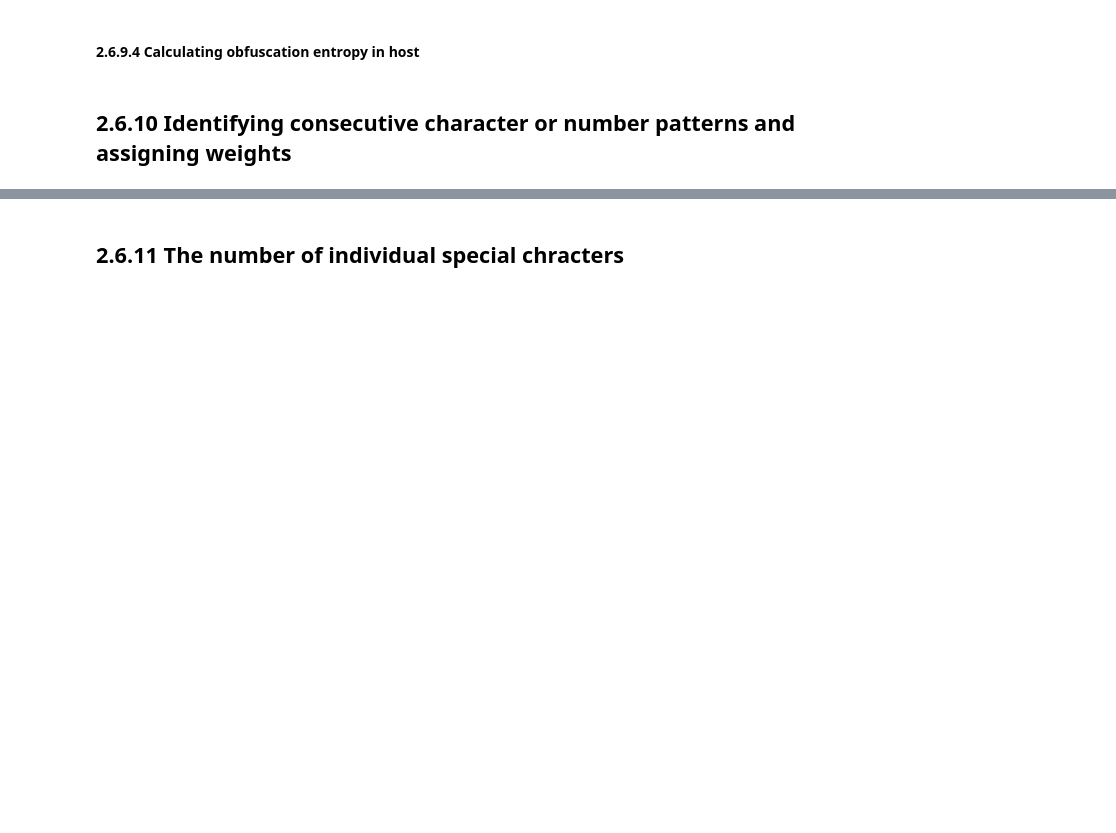
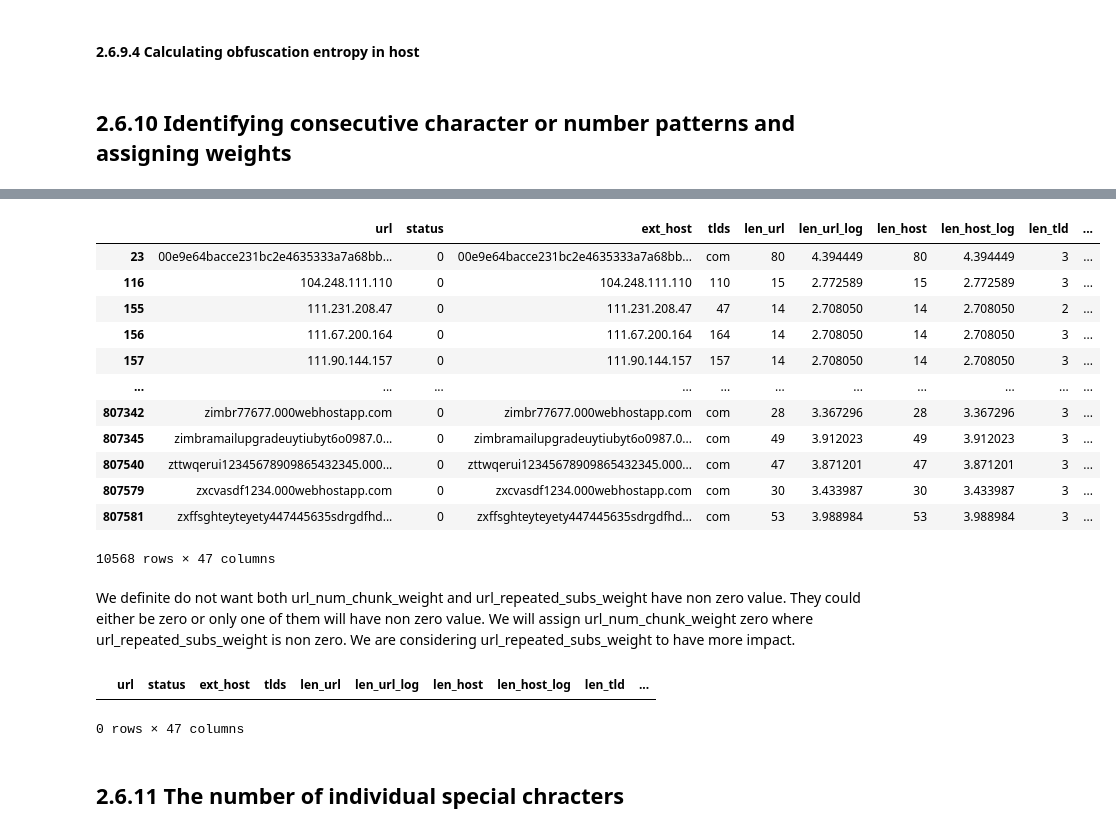
Before and after one commit to bonisadar/SpringboardCapstoneTwo, a Jupyter notebook: notebooks/02_Feature_engineering.ipynb, the cells around one changed output, grey strips where cells are left out. Saved outputs shown, nothing was run; the diff lists cells and outputs as text; code cells hidden in the pictures; blank space fills up the shorter version.

```diff
--- a/notebooks/02_Feature_engineering.ipynb
+++ b/notebooks/02_Feature_engineering.ipynb
@@ -934,7 +947,9 @@ def find_consecutive_number_patterns(url):
     # Return valid chunks (or empty list if no valid chunk found)
     return valid_chunks if valid_chunks else []
 # %%
-df['num_chunk'] = df['ext_host'].apply(find_consecutive_number_patterns)
+df['host_num_chunk'] = df['ext_host'].apply(find_consecutive_number_patterns)
+# %%
+df['url_num_chunk'] = df['url'].apply(find_consecutive_number_patterns)
 # %%
 def assign_weight(num_chunks):
     '''Assigns a weight to the num_chunks based on the given conditions.'''
@@ -973,5 +988,5 @@ def assign_weight(num_chunks):
         Three or More Entries: If the list contains 3 or more entries, assign weight 4.'''
 
     return 0  # Default case
-# %%
-df['num_chunk_weight'] = df['num_chunk'].apply(assign_weight)
+# %%
+df['url_num_chunk_weight'] = df['url_num_chunk'].apply(assign_weight)
@@ -977,0 +1013,18 @@ df['num_chunk_weight'] = df['num_chunk'].apply(assign_weight)
+# %%
+df[(df.url_num_chunk_weight != 0) & (df.url_repeated_subs_weight) != 0]
+# %% [output]
+|  | url | status | ext_host | tlds | len_url | len_url_log | len_host | len_host_log | len_tld | ... |
+| 23 | 00e9e64bacce231bc2e4635333a7a68bb... | 0 | 00e9e64bacce231bc2e4635333a7a68bb... | com | 80 | 4.394449 | 80 | 4.394449 | 3 | ... |
+| 116 | 104.248.111.110 | 0 | 104.248.111.110 | 110 | 15 | 2.772589 | 15 | 2.772589 | 3 | ... |
+| 155 | 111.231.208.47 | 0 | 111.231.208.47 | 47 | 14 | 2.708050 | 14 | 2.708050 | 2 | ... |
+| 156 | 111.67.200.164 | 0 | 111.67.200.164 | 164 | 14 | 2.708050 | 14 | 2.708050 | 3 | ... |
+| 157 | 111.90.144.157 | 0 | 111.90.144.157 | 157 | 14 | 2.708050 | 14 | 2.708050 | 3 | ... |
+| ... | ... | ... | ... | ... | ... | ... | ... | ... | ... | ... |
+| 807342 | zimbr77677.000webhostapp.com | 0 | zimbr77677.000webhostapp.com | com | 28 | 3.367296 | 28 | 3.367296 | 3 | ... |
+| 807345 | zimbramailupgradeuytiubyt6o0987.0... | 0 | zimbramailupgradeuytiubyt6o0987.0... | com | 49 | 3.912023 | 49 | 3.912023 | 3 | ... |
+| 807540 | zttwqerui12345678909865432345.000... | 0 | zttwqerui12345678909865432345.000... | com | 47 | 3.871201 | 47 | 3.871201 | 3 | ... |
+| 807579 | zxcvasdf1234.000webhostapp.com | 0 | zxcvasdf1234.000webhostapp.com | com | 30 | 3.433987 | 30 | 3.433987 | 3 | ... |
+| 807581 | zxffsghteyteyety447445635sdrgdfhd... | 0 | zxffsghteyteyety447445635sdrgdfhd... | com | 53 | 3.988984 | 53 | 3.988984 | 3 | ... |
+10568 rows × 47 columns
+# %% [markdown]
+We definite do not want both url_num_chunk_weight and url_repeated_subs_weight have non zero value. They could either be zero or only one of them will have non zero value. We will assign url_num_chunk_weight zero where url_repeated_subs_weight is non zero. We are considering url_repeated_subs_weight to have more impact.
@@ -978,3 +1033,8 @@ df['num_chunk_weight'] = df['num_chunk'].apply(assign_weight)
+# %%
+df[(df.url_num_chunk_weight != 0) & (df.url_repeated_subs_weight) != 0]
+# %% [output]
+|  | url | status | ext_host | tlds | len_url | len_url_log | len_host | len_host_log | len_tld | ... |
+0 rows × 47 columns
 # %% [markdown]
 ## 2.6.11 The number of individual special chracters
 # %% [markdown]
```
Also changed, not shown: parts of 15 cells of this notebook.
